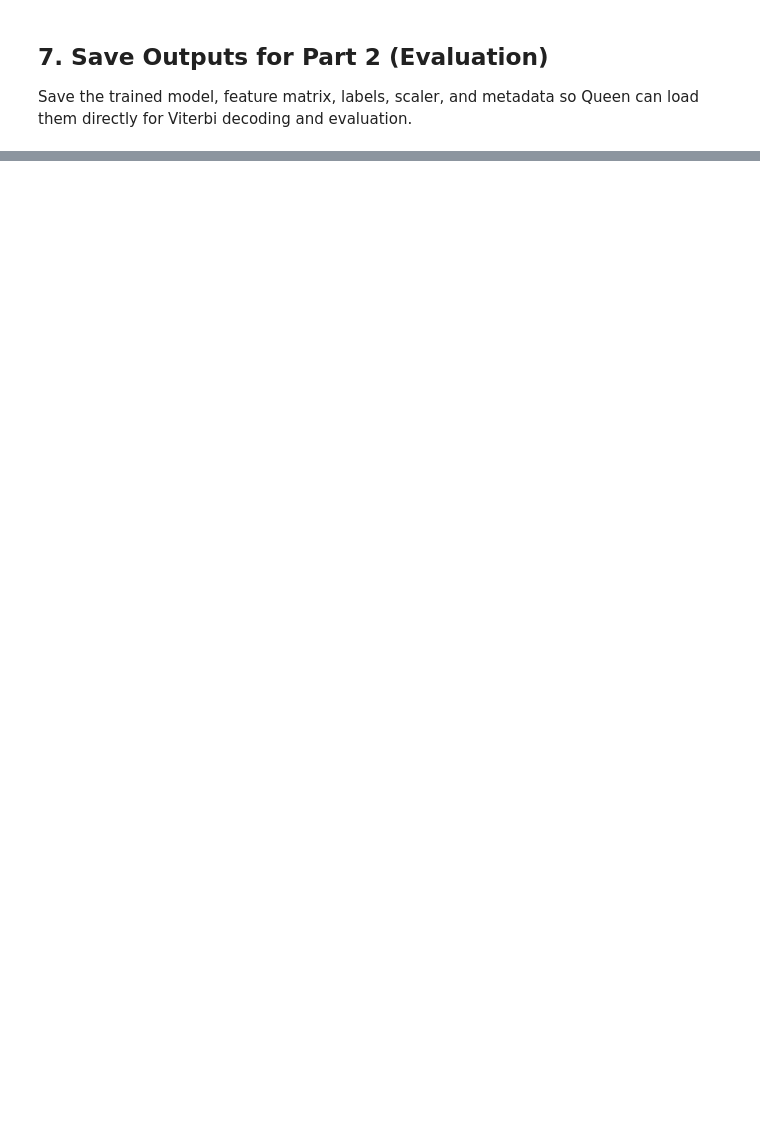
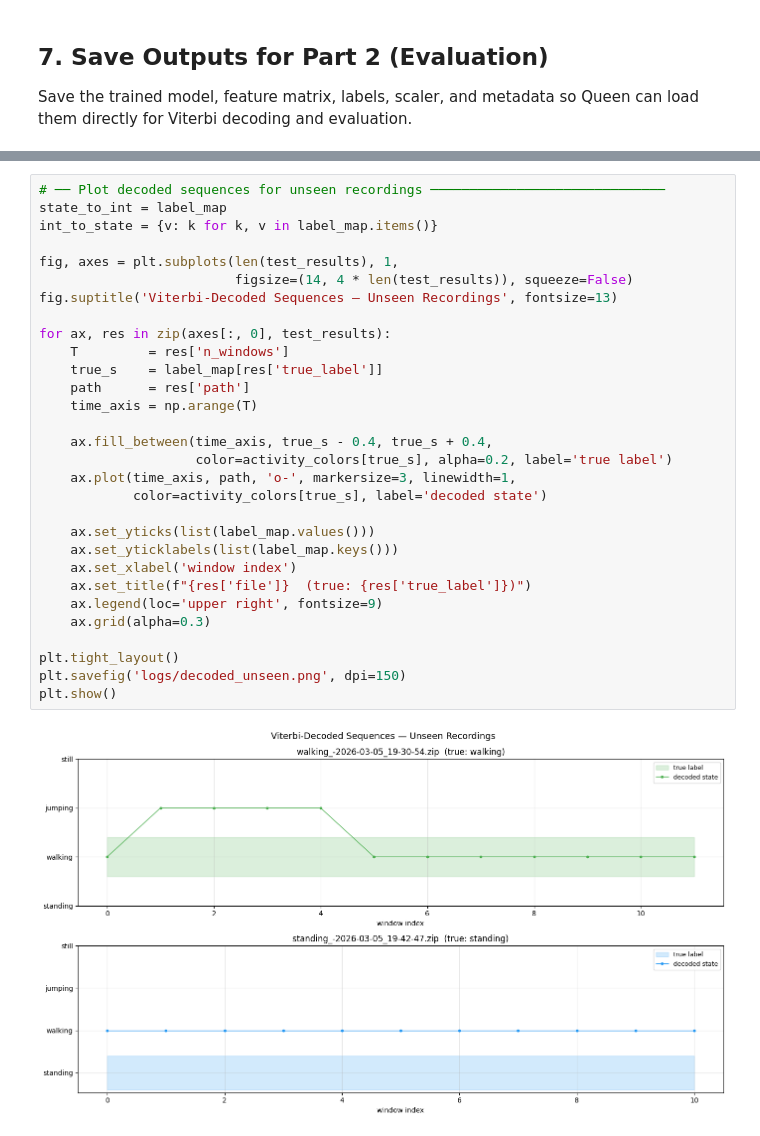
Before and after one commit to dzuokumor/HMM, a Jupyter notebook: hmm_pipeline.ipynb, the cells around one changed output, grey strips where cells are left out. Drawn from its saved outputs; the diff is of its cells as text; blank space fills up the shorter version.

```diff
--- a/hmm_pipeline.ipynb
+++ b/hmm_pipeline.ipynb
@@ -358,0 +790,32 @@ for fname in os.listdir('outputs'):
+# %%
+# ── Plot decoded sequences for unseen recordings ──────────────────────────────
+state_to_int = label_map
+int_to_state = {v: k for k, v in label_map.items()}
+
+fig, axes = plt.subplots(len(test_results), 1,
+                         figsize=(14, 4 * len(test_results)), squeeze=False)
+fig.suptitle('Viterbi-Decoded Sequences — Unseen Recordings', fontsize=13)
+
+for ax, res in zip(axes[:, 0], test_results):
+    T         = res['n_windows']
+    true_s    = label_map[res['true_label']]
+    path      = res['path']
+    time_axis = np.arange(T)
+
+    ax.fill_between(time_axis, true_s - 0.4, true_s + 0.4,
+                    color=activity_colors[true_s], alpha=0.2, label='true label')
+    ax.plot(time_axis, path, 'o-', markersize=3, linewidth=1,
+            color=activity_colors[true_s], label='decoded state')
+
+    ax.set_yticks(list(label_map.values()))
+    ax.set_yticklabels(list(label_map.keys()))
+    ax.set_xlabel('window index')
+    ax.set_title(f"{res['file']}  (true: {res['true_label']})")
+    ax.legend(loc='upper right', fontsize=9)
+    ax.grid(alpha=0.3)
+
+plt.tight_layout()
+plt.savefig('logs/decoded_unseen.png', dpi=150)
+plt.show()
+# %% [output]
+[figure, added]
```
Also changed, not shown: parts of 25 cells of this notebook, 15 other files.
